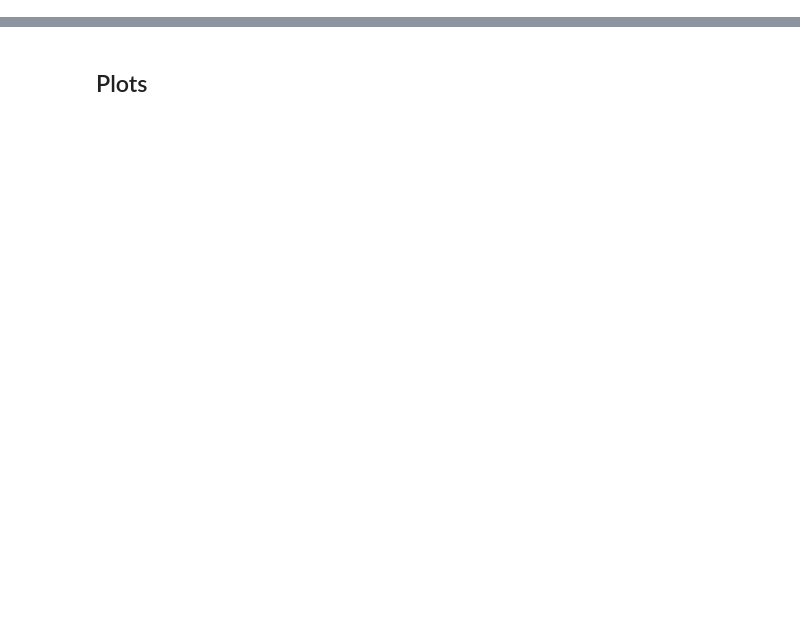
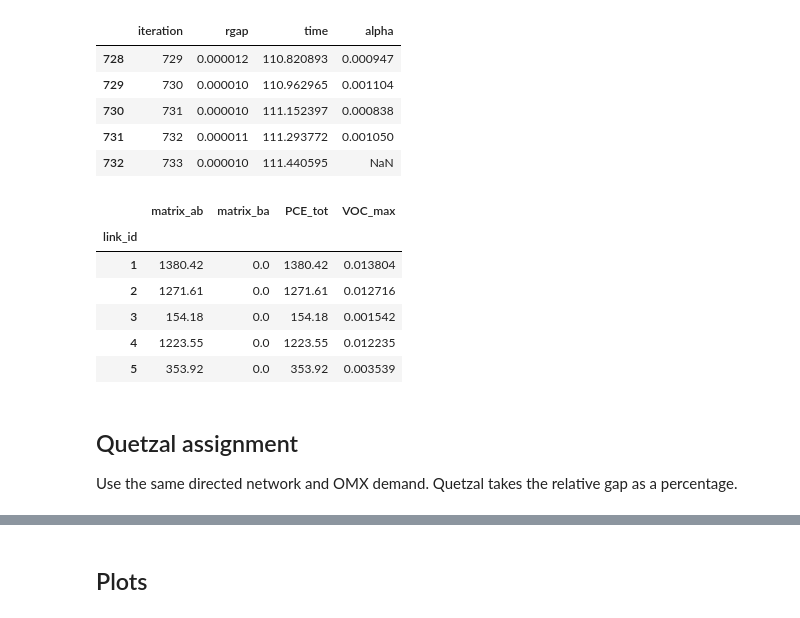
Before and after one commit to AequilibraE/atrf2026, a Jupyter notebook: benchmarks/chicago/benchmark.ipynb, the cells around one changed output, grey strips where cells are left out. Drawn from its saved outputs; the diff is of its cells as text; code cells hidden in the pictures; blank space fills up the shorter version.

Commit message:
Update Chicago benchmark

```diff
--- a/benchmarks/chicago/benchmark.ipynb
+++ b/benchmarks/chicago/benchmark.ipynb
@@ -273,0 +55,57 @@ report = assig.report()
+# %%
+assignment_network = network
+if use_benchmark_turn_penalty:
+    turns = pd.DataFrame(
+        [(1, 10293, 1, 0.0)], columns=["from_node", "via_node", "to_node", "penalty"]
+    )
+    assignment_network = replace(network, turn_restrictions=turns)
+
+car = TrafficClass(
+    name="car",
+    mode="c",
+    cost=time_field,
+    demand=demand,
+    graph_options={
+        "allow_uturns": False,
+        "block_centroid_flows": True,
+    },
+)
+assignment = TrafficAssignment(
+    network=assignment_network,
+    classes=[car],
+    time_field=time_field,
+    capacity_field="capacity",
+    vdf=bpr,
+    name_mapping={"alpha": "b", "beta": "power"},
+    algorithm=method,
+)
+
+aeq_flows = assignment.execute(
+    max_iterations=max_iterations,
+    rgap=tolerance,
+    cores=num_threads,
+    threading_threshold=10000,
+    elementwise_cores=min(6, num_threads),
+)
+aeq_report = assignment.report()
+
+display(aeq_report[["iteration", "rgap", "time", "alpha"]].tail())
+aeq_flows[["matrix_ab", "matrix_ba", "PCE_tot", "VOC_max"]].head()
+# %% [output]
+|  | iteration | rgap | time | alpha |
+| 728 | 729 | 0.000012 | 110.820893 | 0.000947 |
+| 729 | 730 | 0.000010 | 110.962965 | 0.001104 |
+| 730 | 731 | 0.000010 | 111.152397 | 0.000838 |
+| 731 | 732 | 0.000011 | 111.293772 | 0.001050 |
+| 732 | 733 | 0.000010 | 111.440595 | NaN |
+|  | matrix_ab | matrix_ba | PCE_tot | VOC_max |
+| link_id |  |  |  |  |
+| 1 | 1380.42 | 0.0 | 1380.42 | 0.013804 |
+| 2 | 1271.61 | 0.0 | 1271.61 | 0.012716 |
+| 3 | 154.18 | 0.0 | 154.18 | 0.001542 |
+| 4 | 1223.55 | 0.0 | 1223.55 | 0.012235 |
+| 5 | 353.92 | 0.0 | 353.92 | 0.003539 |
+# %% [markdown]
+## Quetzal assignment
+
+Use the same directed network and OMX demand. Quetzal takes the relative gap as a percentage.
```
Also changed, not shown: parts of 47 cells of this notebook, 2 other files.
